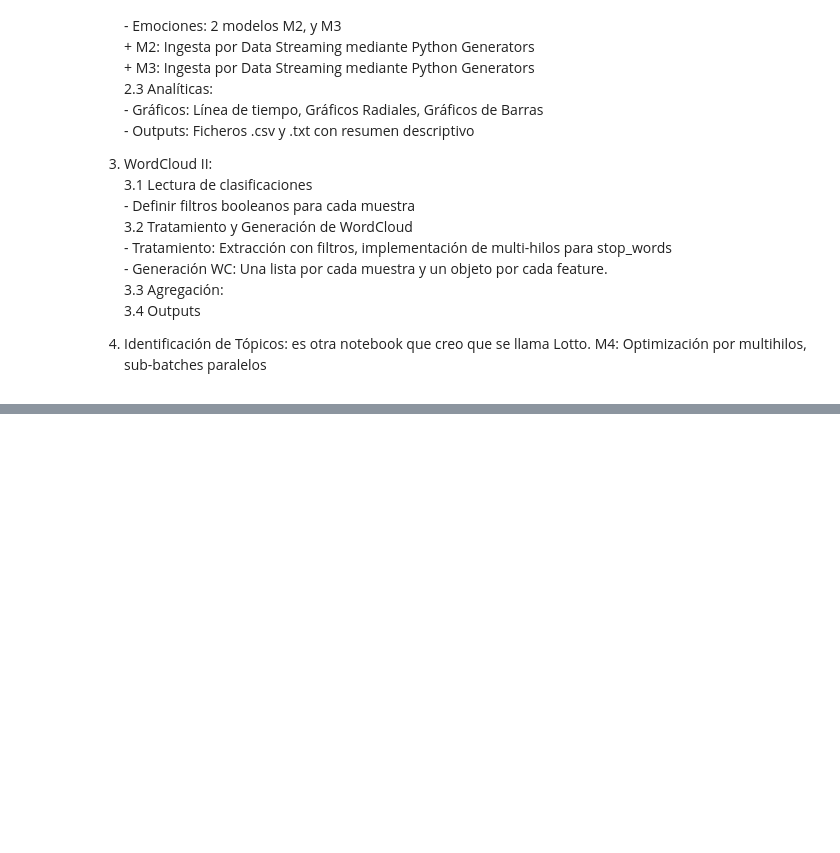
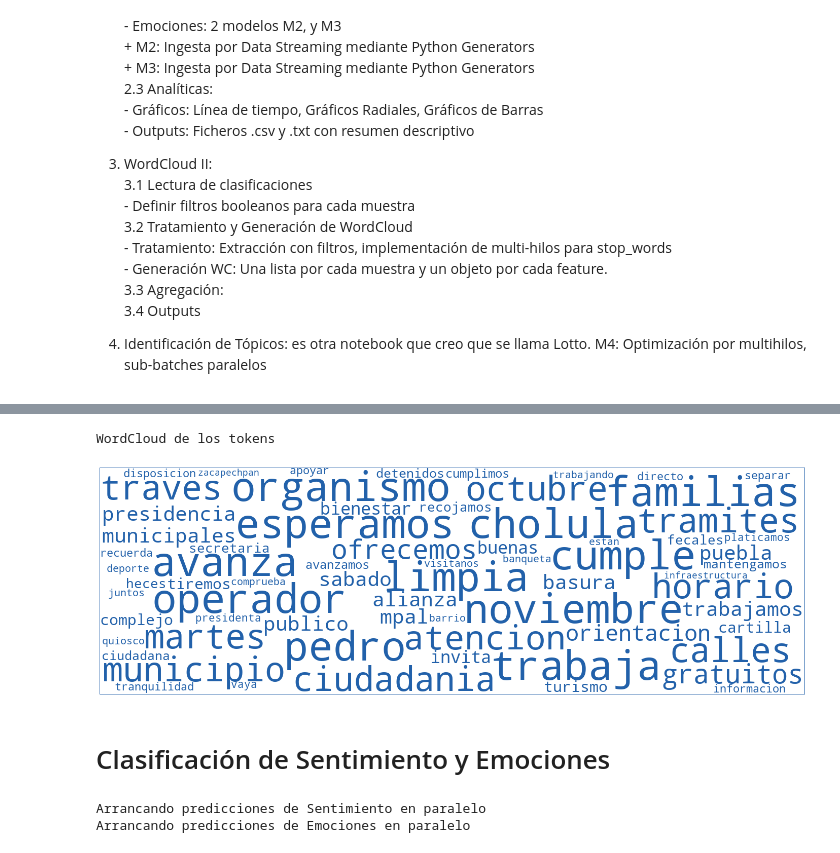
Before and after one commit to jackonedev/sweet_cotton, a Jupyter notebook: Merlin.ipynb, the cells around one changed output, grey strips where cells are left out. Saved outputs shown, nothing was run; the diff lists cells and outputs as text; code cells hidden in the pictures; blank space fills up the shorter version.

```diff
--- a/Merlin.ipynb
+++ b/Merlin.ipynb
@@ -64,8 +64,10 @@
             M4: Optimización por multihilos, sub-batches paralelos
 # %%
 filename = "octubre-untitled.csv"
+filename = "tw-cholula-sofia"
 
 import multiprocessing as mp
+import pandas as pd
 from tools.feed import procesar_file_csv
 from app.main import data_feed
 from app.wordcloud_app import main_df
@@ -76,10 +78,6 @@ nombre, archivo = procesar_file_csv(filename)
 df = data_feed.main(archivo)
 df.name = nombre
 dataframes, wc_storage = main_df(df)
-
-if __name__ == "__main__":
-    mp.freeze_support()
-    print("Hoola Mundoo!")
 # %% [output]
 Implementando configuración con Máscara: c:\Users\Agustin\Proyectos 2023\Noviembre\sweet_cotton\word_cloud_config\mascaras_png\rectangulo.png
 app.word_cloud.output_analysis ended succesfully!
@@ -251,0 +93,17 @@ import pandas as pd
+# %%
+print("WordCloud de los tokens")
+wc_storage[0][1].to_image()
+# %% [output]
+WordCloud de los tokens
+[figure, added]
+# %% [markdown]
+# Clasificación de Sentimiento y Emociones
+# %%
+if __name__ == "__main__":
+    mp.freeze_support()
+    df_predictions = main_transformers(dataframes[0], target="content_cleaned")
+    df = pd.merge(df, df_predictions, on="content")
+    df.name = nombre
+# %% [output]
+Arrancando predicciones de Sentimiento en paralelo
+Arrancando predicciones de Emociones en paralelo
```
Also changed, not shown: parts of 15 cells of this notebook.
